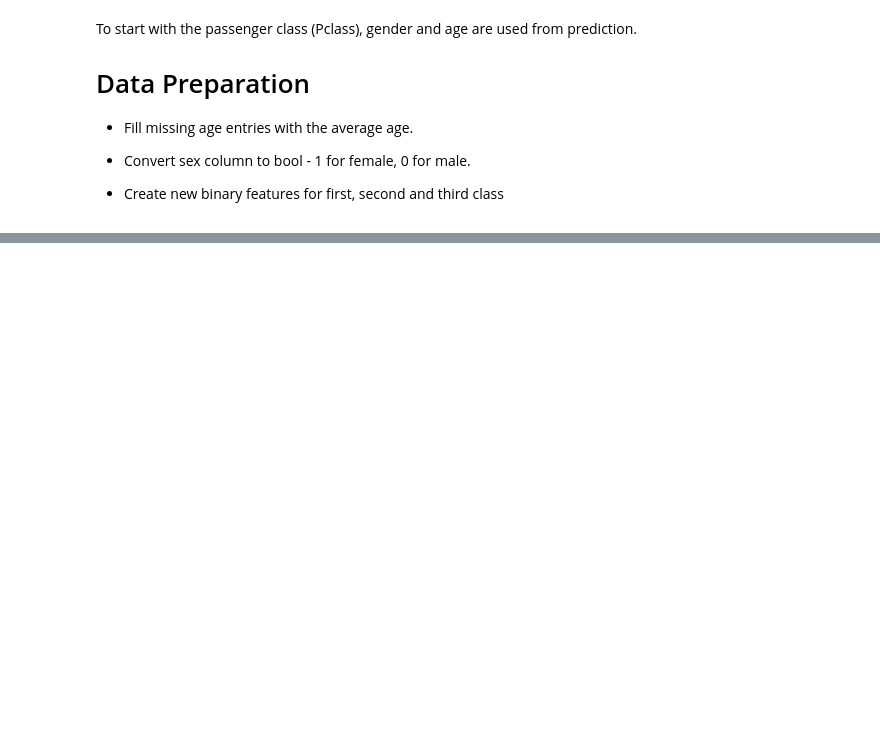
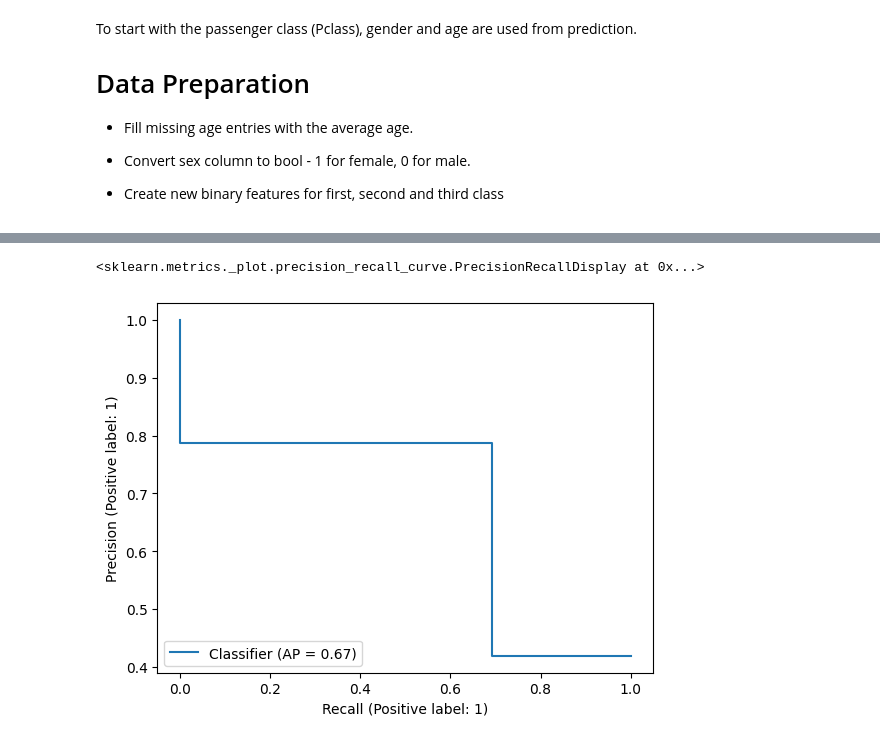
Before and after one commit to N1c-C/Regression, a Jupyter notebook: Titanic_Logistic_Regression.ipynb, the cells around one changed output, grey strips where cells are left out. Cells and saved outputs as stored; diff of their text form; code cells hidden in the pictures; blank space fills up the shorter version.

```diff
--- a/Titanic_Logistic_Regression.ipynb
+++ b/Titanic_Logistic_Regression.ipynb
@@ -61,0 +156,5 @@ Name: Age, Length: 891, dtype: float64
+# %%
+PrecisionRecallDisplay.from_predictions(y_test, preds)
+# %% [output]
+<sklearn.metrics._plot.precision_recall_curve.PrecisionRecallDisplay at 0x...>
+[figure, added]
```
Also changed, not shown: parts of 16 cells of this notebook.
